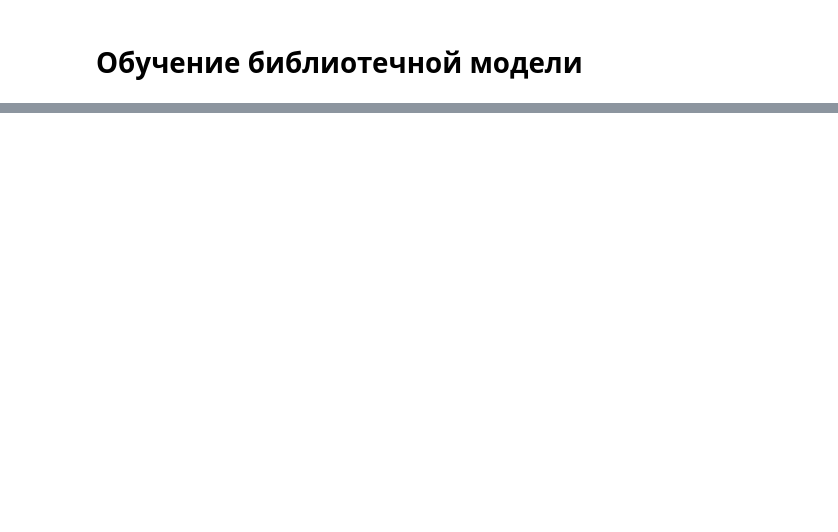
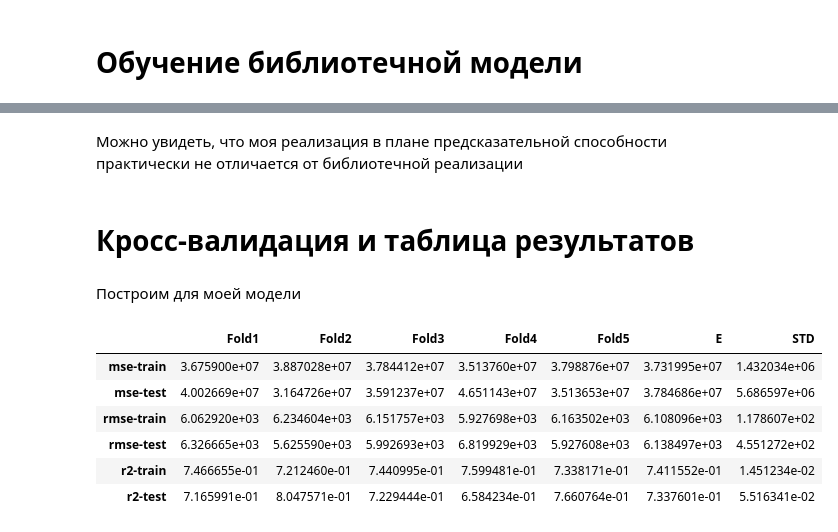
Before and after one commit to bozhnyukAlex/MachineLearning, a Jupyter notebook: tasks/LinearRegression.ipynb, the cells around one changed output, grey strips where cells are left out. Drawn from its saved outputs; the diff is of its cells as text; code cells hidden in the pictures; blank space fills up the shorter version.

```diff
--- a/tasks/LinearRegression.ipynb
+++ b/tasks/LinearRegression.ipynb
@@ -319,0 +378,56 @@ rbf_poly_scatter=sns.scatterplot(data=pd.concat([df1,df2]),y="Prediction", x="Pe
+# %% [markdown]
+Можно увидеть, что моя реализация в плане предсказательной способности практически не отличается от библиотечной реализации
+# %% [markdown]
+# Кросс-валидация и таблица результатов
+# %% [markdown]
+Построим для моей модели
+# %%
+fold = KFold(n_splits=5)
+
+results = pd.DataFrame(index=[
+    'mse-train', 'mse-test', 'rmse-train', 'rmse-test', 'r2-train', 'r2-test'
+])
+
+splited_samples = fold.split(X=x_train_scaled, y=y_train)
+
+model = GradientDescentLinearRegression(alpha_reg=optimal_alpha, tol=optimal_tol)
+
+for fold_i, (train_i, test_i) in enumerate(splited_samples):
+    cur_x_train = x_train_scaled.iloc[train_i, :]
+    cur_x_test = x_train_scaled.iloc[test_i, :]
+    cur_y_train = y_train.iloc[train_i]
+    cur_y_test = y_train.iloc[test_i]
+
+    model.gradient_descent(cur_x_train, cur_y_train)
+    cur_w = model.w
+
+    y_predf_train = linear_model(cur_w, cur_x_train)
+    y_predf_test = linear_model(cur_w, cur_x_test)
+
+    mse_train = mean_squared_error(cur_y_train, y_predf_train, squared=True)
+    mse_test = mean_squared_error(cur_y_test, y_predf_test, squared=True)
+
+    rmse_train = mean_squared_error(cur_y_train, y_predf_train, squared=False)
+    rmse_test = mean_squared_error(cur_y_test, y_predf_test, squared=False)
+
+    r2_train = r2_score(cur_y_train, y_predf_train)
+    r2_test = r2_score(cur_y_test, y_predf_test)
+
+    results.insert(loc=fold_i, column=f"Fold{fold_i + 1}", value=[
+        mse_train, mse_test, rmse_train, rmse_test, r2_train, r2_test
+    ])
+
+E = results.mean(axis=1)
+std = results.std(axis=1)
+results["E"] = E
+results["STD"] = std
+
+results
+# %% [output]
+|  | Fold1 | Fold2 | Fold3 | Fold4 | Fold5 | E | STD |
+| mse-train | 3.675900e+07 | 3.887028e+07 | 3.784412e+07 | 3.513760e+07 | 3.798876e+07 | 3.731995e+07 | 1.432034e+06 |
+| mse-test | 4.002669e+07 | 3.164726e+07 | 3.591237e+07 | 4.651143e+07 | 3.513653e+07 | 3.784686e+07 | 5.686597e+06 |
+| rmse-train | 6.062920e+03 | 6.234604e+03 | 6.151757e+03 | 5.927698e+03 | 6.163502e+03 | 6.108096e+03 | 1.178607e+02 |
+| rmse-test | 6.326665e+03 | 5.625590e+03 | 5.992693e+03 | 6.819929e+03 | 5.927608e+03 | 6.138497e+03 | 4.551272e+02 |
+| r2-train | 7.466655e-01 | 7.212460e-01 | 7.440995e-01 | 7.599481e-01 | 7.338171e-01 | 7.411552e-01 | 1.451234e-02 |
+| r2-test | 7.165991e-01 | 8.047571e-01 | 7.229444e-01 | 6.584234e-01 | 7.660764e-01 | 7.337601e-01 | 5.516341e-02 |
```
Also changed, not shown: parts of 36 cells of this notebook.
